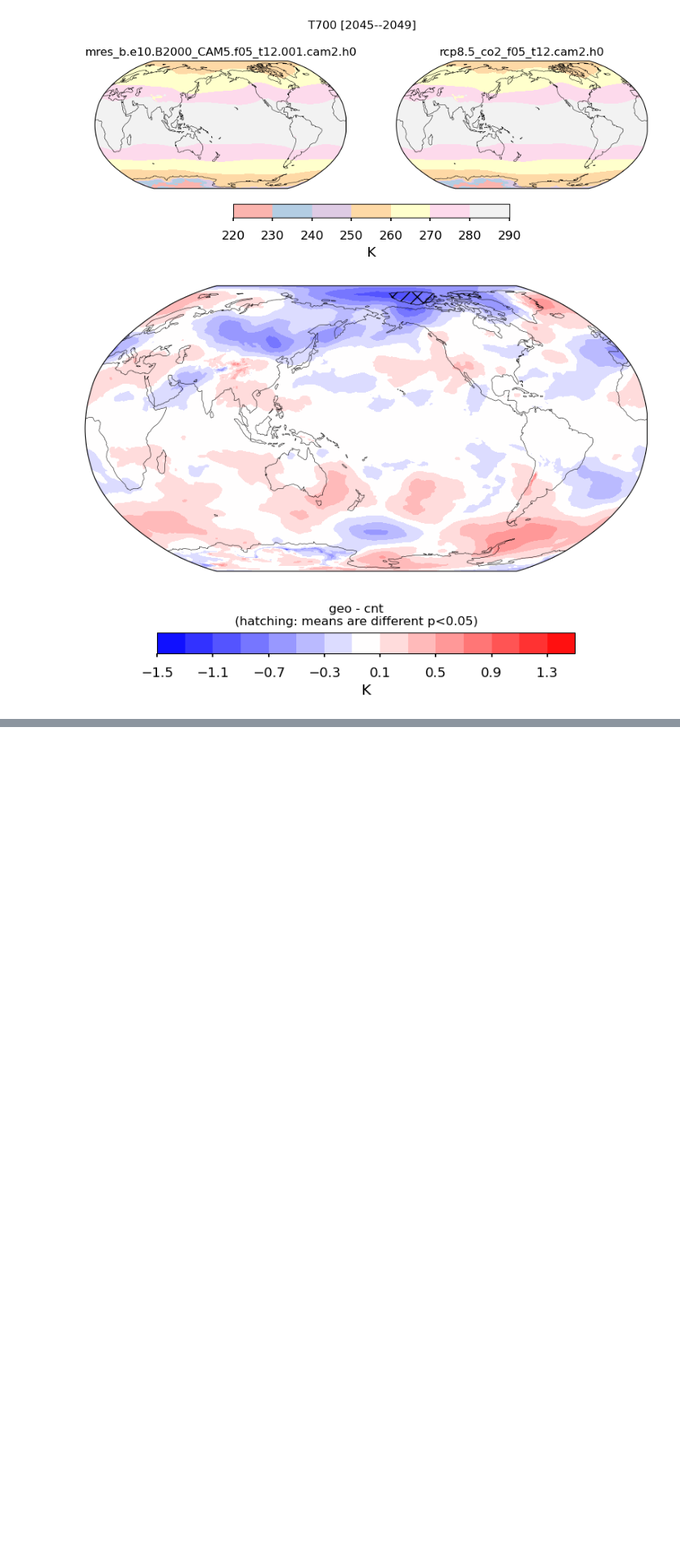
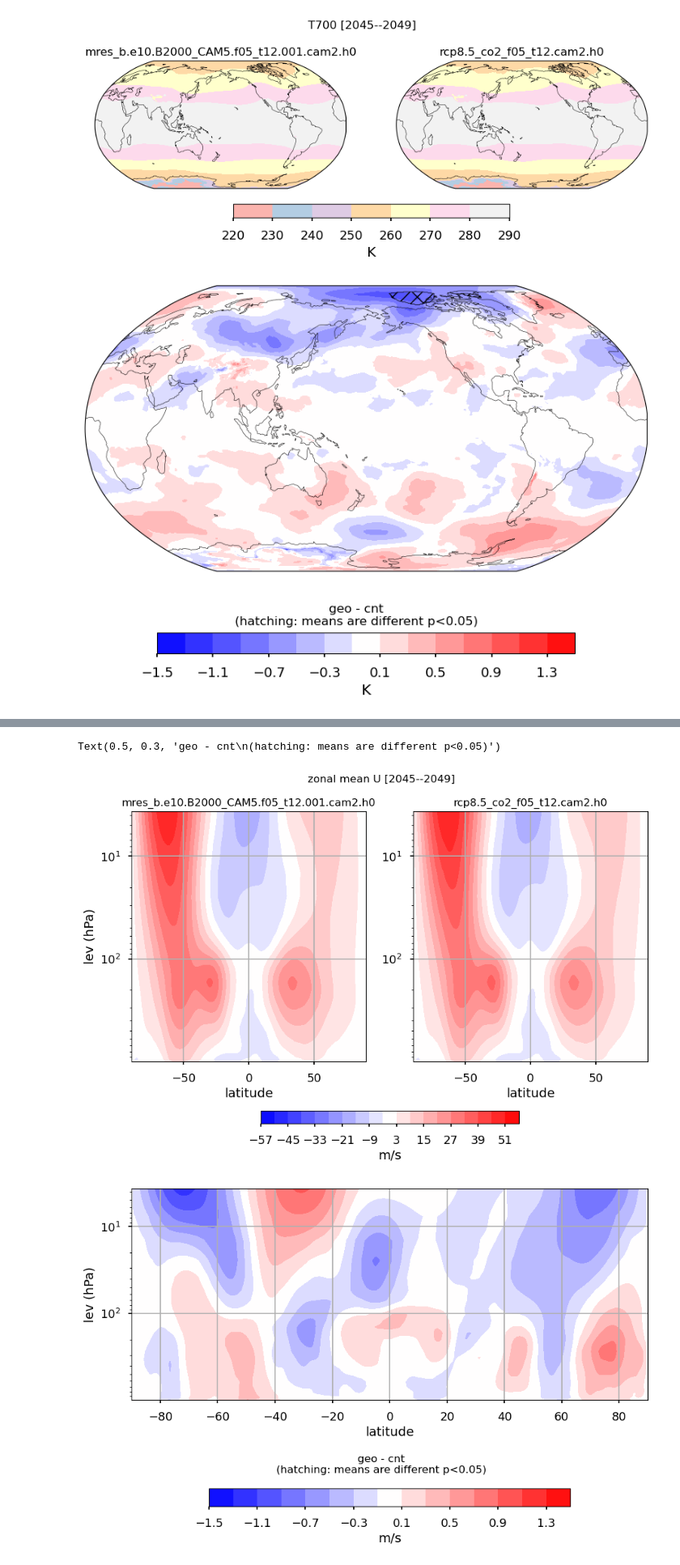
Before and after one commit to JdeJong96/sai-git, a Jupyter notebook: sai/jupyter/mres_check_8aug.ipynb, the cells around one changed output, grey strips where cells are left out. Shown at 81% size. Drawn from its saved outputs; the diff is of its cells as text; code cells hidden in the pictures; blank space fills up the shorter version.

```diff
--- a/sai/jupyter/mres_check_8aug.ipynb
+++ b/sai/jupyter/mres_check_8aug.ipynb
@@ -466,0 +548,20 @@ Text(0.5, 0.28, 'geo - cnt\n(hatching: means are different p<0.05)')
+# %%
+%%time
+VAR = 'U'
+tslice = slice('2045','2049')
+Y = {
+    'geo':(cam['geo'][VAR].mean('lon', keep_attrs=True).sel(time=tslice).groupby('time.year').mean(keep_attrs=True)).compute(),
+    'cnt':(cam['cnt'][VAR].mean('lon', keep_attrs=True).sel(time=tslice).groupby('time.year').mean(keep_attrs=True)).compute(),
+}
+print('geo:',Y['geo'].year.min().values, Y['geo'].year.max().data, Y['geo'].min().data, Y['geo'].max().data)
+print('cnt:',Y['cnt'].year.min().values, Y['cnt'].year.max().data, Y['cnt'].min().data, Y['cnt'].max().data)
+
+sp = np.sqrt((Y['cnt'].std('year')**2+Y['geo'].std('year'))/2).compute()
+t = (Y['cnt'].mean('year') - Y['geo'].mean('year'))/(sp * np.sqrt(2/len(Y['geo'].year))).compute()
+
+Y['geo'] = Y['geo'].mean('year', keep_attrs=True).compute()
+Y['cnt'] = Y['cnt'].mean('year', keep_attrs=True).compute()
+
+print('geo:',Y['geo'].min().data, Y['geo'].max().data)
+print('cnt:',Y['cnt'].min().data, Y['cnt'].max().data)
+print('dif:',(Y['geo']-Y['cnt']).min().data, (Y['geo']-Y['cnt']).max().data)
@@ -466,0 +576,38 @@ Text(0.5, 0.28, 'geo - cnt\n(hatching: means are different p<0.05)')
+# %%
+%%time
+levels = np.arange(-57,57.1,6)
+levels2 = np.arange(-1.5,1.51,.2)
+cmap = 'bwr'
+alpha = 2.776 # t value corresponding to p = 0.05
+
+fig, ax = plt.subplots(1,2)
+p0 = ax[0].contourf(Y['geo'].lat, Y['geo'].lev, Y['geo'], levels=levels, cmap=cmap)
+ax[0].set_title('.'.join(os.path.basename(camg).split('.')[:-2]), fontsize=12)
+ax[0].invert_yaxis()
+ax[0].set_yscale('log')
+ax[0].grid()
+ax[0].set_xlabel('latitude')
+ax[0].set_ylabel('lev (hPa)')
+ax[1].contourf(Y['cnt'].lat, Y['cnt'].lev, Y['cnt'], levels=levels, cmap=cmap)
+ax[1].set_title('.'.join(os.path.basename(camc).split('.')[:-2]), fontsize=12)
+ax[1].invert_yaxis()
+ax[1].set_yscale('log')
+ax[1].grid()
+ax[1].set_xlabel('latitude')
+fig.colorbar(p0, ax=ax, orientation='horizontal', shrink=.5, pad=.14, label=Y['cnt'].units)
+fig.suptitle(f"zonal mean U [{tslice.start}--{tslice.stop}]",y=.96)
+
+fig2 = plt.figure()
+ax2 = plt.axes()
+pd = ax2.contourf(Y['geo'].lat, Y['geo'].lev, (Y['geo']-Y['cnt']), levels=levels2, cmap='bwr')
+cs = ax2.contourf(t.lat, t.lev, (abs(t)>alpha).clip(min=0,max=1), levels=1, colors='k', hatches=['','\\//'], alpha=0)
+ct = ax2.contour(t.lat, t.lev, (abs(t)>alpha).clip(min=0,max=1), levels=[0.5], colors='k', linewidths=.5)
+#ax2.coastlines()
+ax2.invert_yaxis()
+ax2.set_yscale('log')
+ax2.grid()
+ax2.set_ylabel('lev (hPa)')
+ax2.set_xlabel('latitude')
+fig2.colorbar(pd, ax=ax2, orientation='horizontal', shrink=.7, pad=.25, label=Y['geo'].units)
+fig2.suptitle('geo - cnt\n(hatching: means are different p<0.05)', y=.30)
+# %% [output]
@@ -466,0 +616,3 @@ Text(0.5, 0.28, 'geo - cnt\n(hatching: means are different p<0.05)')
+Text(0.5, 0.3, 'geo - cnt\n(hatching: means are different p<0.05)')
+[figure, added]
+[figure, added]
```
Also changed, not shown: parts of 8 cells of this notebook.
